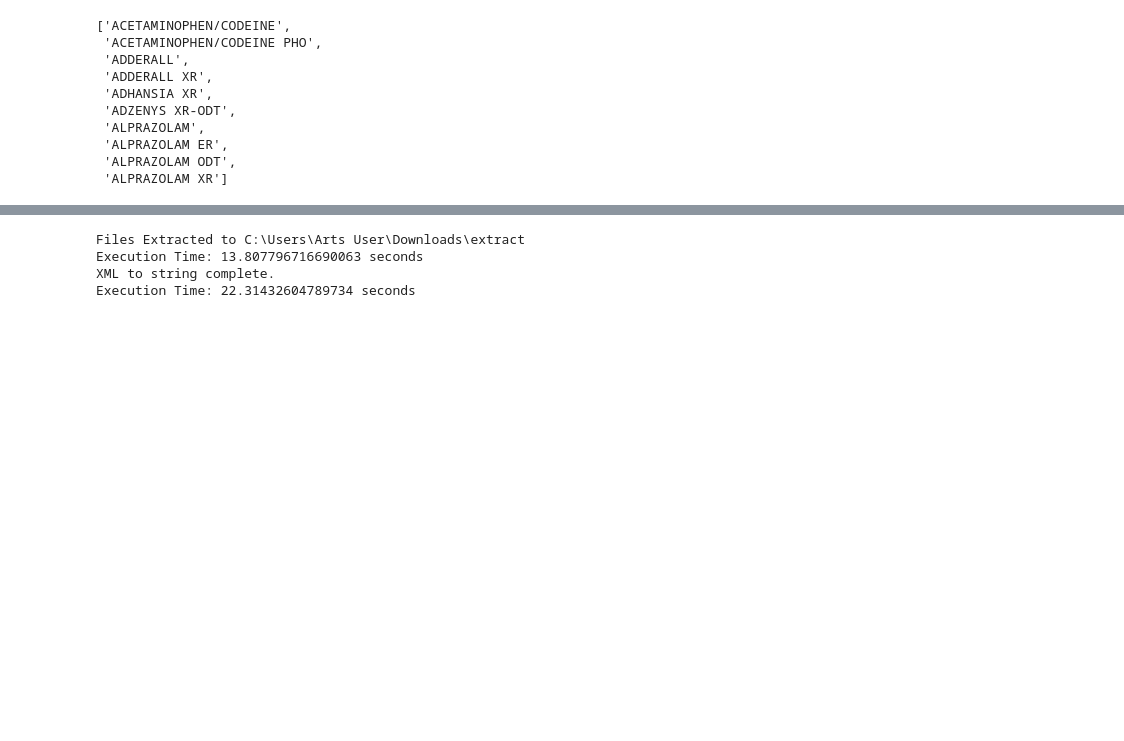
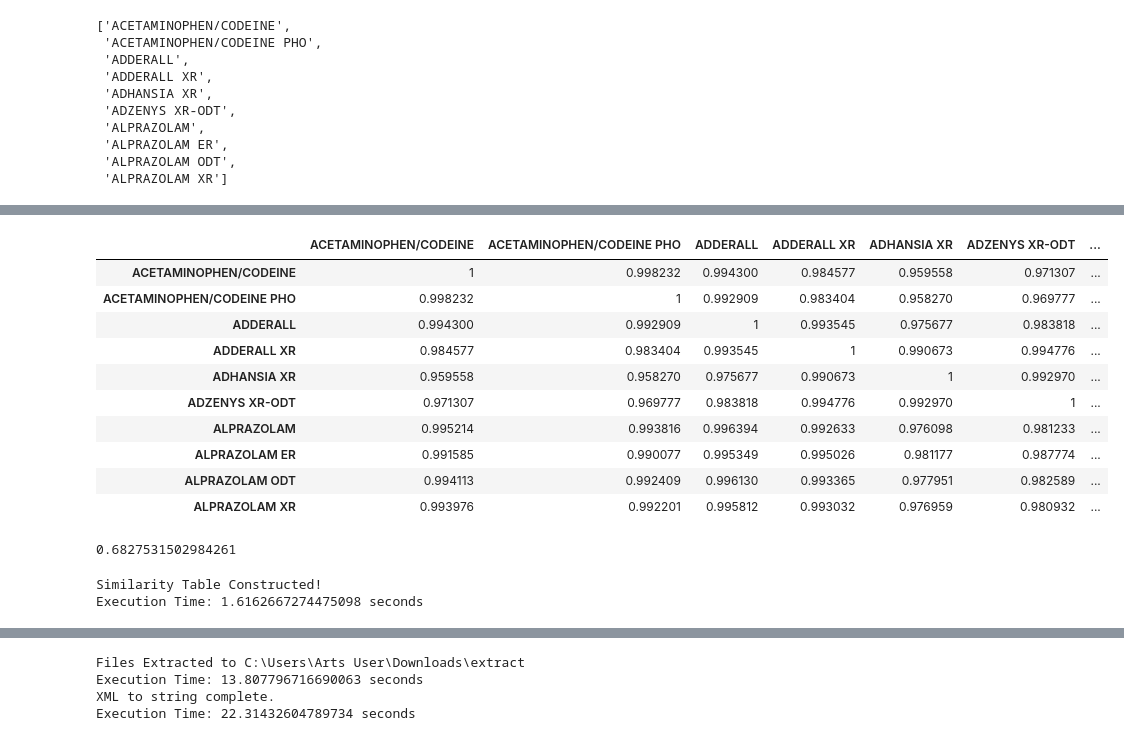
Before and after one commit to mastervel/BLP-Demand-Estimation-Prescription-Drugs, a Jupyter notebook: Text Analysis.ipynb, the cells around one changed output, grey strips where cells are left out. Saved outputs shown, nothing was run; the diff lists cells and outputs as text; code cells hidden in the pictures; blank space fills up the shorter version.

```diff
--- a/Text Analysis.ipynb
+++ b/Text Analysis.ipynb
@@ -456,0 +494,2 @@ zip_file_path
+# %%
+cosine_table = drug_similarity_table(ref_table, drug_dict)
@@ -456,0 +513,44 @@ zip_file_path
+# %%
+def color_code(value):
+    if value == 1:
+        color = 'background-color: white'
+    else:
+        intensity = 255 - int((1 - value) * 4000)  # Compute intensity based on value
+        color = f'background-color: rgb({255}, {intensity}, {intensity})'
+    return color
+# %%
+colored_table = cosine_table.style.applymap(color_code)
+colored_table
+# %% [output]
+|  | ACETAMINOPHEN/CODEINE | ACETAMINOPHEN/CODEINE PHO | ADDERALL | ADDERALL XR | ADHANSIA XR | ADZENYS XR-ODT | ... |
+| ACETAMINOPHEN/CODEINE | 1 | 0.998232 | 0.994300 | 0.984577 | 0.959558 | 0.971307 | ... |
+| ACETAMINOPHEN/CODEINE PHO | 0.998232 | 1 | 0.992909 | 0.983404 | 0.958270 | 0.969777 | ... |
+| ADDERALL | 0.994300 | 0.992909 | 1 | 0.993545 | 0.975677 | 0.983818 | ... |
+| ADDERALL XR | 0.984577 | 0.983404 | 0.993545 | 1 | 0.990673 | 0.994776 | ... |
+| ADHANSIA XR | 0.959558 | 0.958270 | 0.975677 | 0.990673 | 1 | 0.992970 | ... |
+| ADZENYS XR-ODT | 0.971307 | 0.969777 | 0.983818 | 0.994776 | 0.992970 | 1 | ... |
+| ALPRAZOLAM | 0.995214 | 0.993816 | 0.996394 | 0.992633 | 0.976098 | 0.981233 | ... |
+| ALPRAZOLAM ER | 0.991585 | 0.990077 | 0.995349 | 0.995026 | 0.981177 | 0.987774 | ... |
+| ALPRAZOLAM ODT | 0.994113 | 0.992409 | 0.996130 | 0.993365 | 0.977951 | 0.982589 | ... |
+| ALPRAZOLAM XR | 0.993976 | 0.992201 | 0.995812 | 0.993032 | 0.976959 | 0.980932 | ... |
+# %%
+from sklearn.feature_extraction.text import TfidfVectorizer
+from sklearn.metrics.pairwise import cosine_similarity
+
+# Example texts
+text1 = 'This is the first document'
+text2 = 'This document is the second document'
+
+# Step 1: Preprocess the texts (if needed)
+
+# Step 2: Calculate TF-IDF vectors
+vectorizer = TfidfVectorizer()
+tfidf_matrix = vectorizer.fit_transform([text1, text2])
+
+# Compute cosine similarity between the two TF-IDF vectors
+similarity = cosine_similarity(tfidf_matrix[0], tfidf_matrix[1])[0, 0]
+
+# Print the similarity score
+print(similarity)
+# %% [output]
+0.6827531502984261
@@ -456,0 +559,5 @@ zip_file_path
+# %%
+cosine_table_v2 = drug_similarity_table_v2(ref_table, drug_dict)
+# %% [output]
+Similarity Table Constructed!
+Execution Time: 1.6162667274475098 seconds
```
Also changed, not shown: parts of 21 cells of this notebook.
